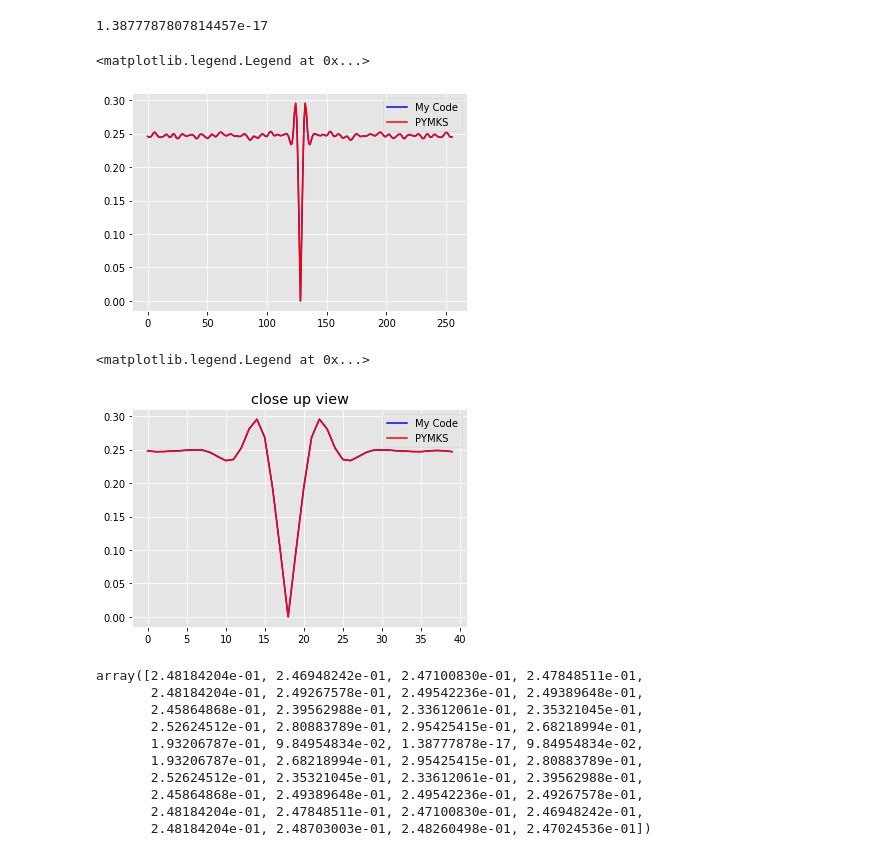
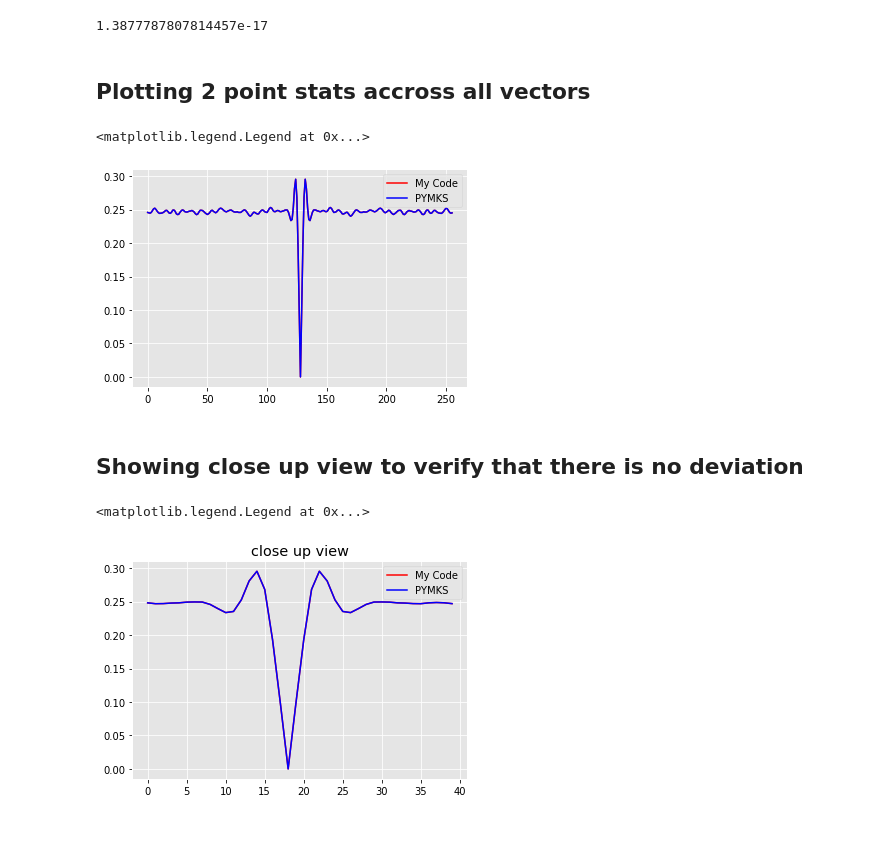
Before and after one commit to nhgowtham/MicrostructureStatistics, a Jupyter notebook: 2 point correlations example.ipynb, the cells around one changed output. Cells and saved outputs as stored; diff of their text form; code cells hidden in the pictures.

```diff
--- a/2 point correlations example.ipynb
+++ b/2 point correlations example.ipynb
@@ -83,31 +83,22 @@ np.min(cross.flatten())
 # %%
 cross_flat = (cross[128])
 cross_pymks_flat = (cross_pymks[0][128].flatten())
+# %% [markdown]
+## Plotting 2 point stats accross all vectors
 # %%
-plt.plot(cross_flat,'b',cross_pymks_flat,'r')
+plt.plot(cross_pymks_flat,'r',cross_flat,'b')
 plt.legend(['My Code','PYMKS'])
 # %% [output]
 <matplotlib.legend.Legend at 0x...>
-[figure, old version]
+[figure, new version]
+# %% [markdown]
+## Showing close up view to verify that there is no deviation
 # %%
 cross_flat = (cross[128])[110:150]
 cross_pymks_flat = (cross_pymks[0][128].flatten())[110:150]
-plt.plot(cross_flat,'b',cross_pymks_flat,'r')
+plt.plot(cross_pymks_flat,'r',cross_flat,'b')
 plt.title("close up view")
 plt.legend(['My Code','PYMKS'])
 # %% [output]
 <matplotlib.legend.Legend at 0x...>
-[figure, old version]
+[figure, new version]
-# %%
-cross_flat
-# %% [output]
-array([2.48184204e-01, 2.46948242e-01, 2.47100830e-01, 2.47848511e-01,
-       2.48184204e-01, 2.49267578e-01, 2.49542236e-01, 2.49389648e-01,
-       2.45864868e-01, 2.39562988e-01, 2.33612061e-01, 2.35321045e-01,
-       2.52624512e-01, 2.80883789e-01, 2.95425415e-01, 2.68218994e-01,
-       1.93206787e-01, 9.84954834e-02, 1.38777878e-17, 9.84954834e-02,
-       1.93206787e-01, 2.68218994e-01, 2.95425415e-01, 2.80883789e-01,
-       2.52624512e-01, 2.35321045e-01, 2.33612061e-01, 2.39562988e-01,
-       2.45864868e-01, 2.49389648e-01, 2.49542236e-01, 2.49267578e-01,
-       2.48184204e-01, 2.47848511e-01, 2.47100830e-01, 2.46948242e-01,
-       2.48184204e-01, 2.48703003e-01, 2.48260498e-01, 2.47024536e-01])
```
Also changed, not shown: parts of 7 cells of this notebook, 2 other files.
